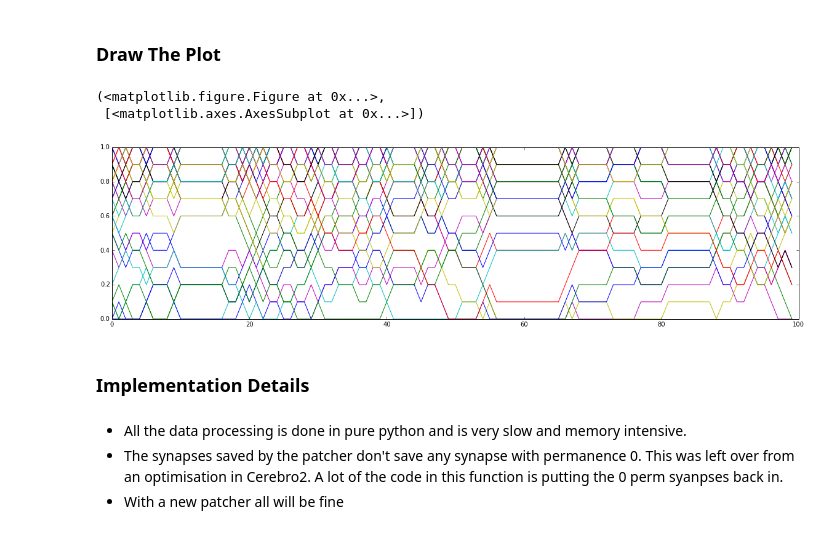
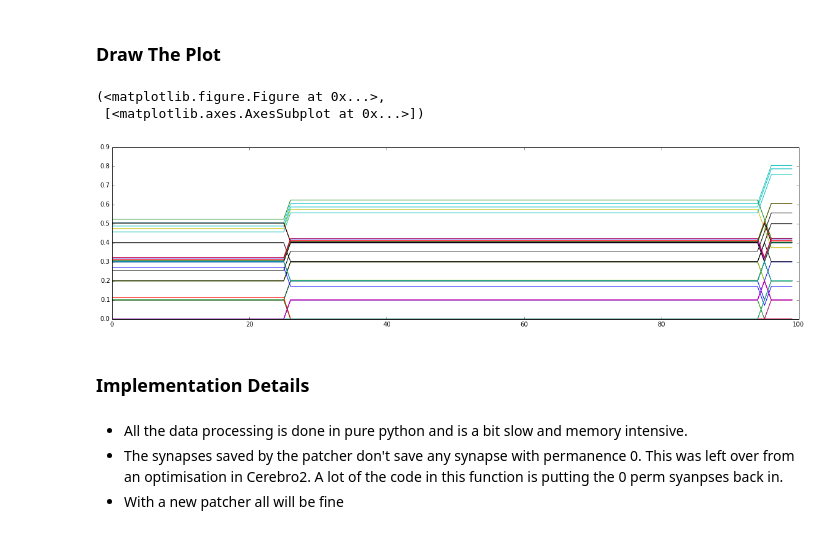
Before and after one commit to rhuairahrighairidh/nitpick, a Jupyter notebook: nitpick/documentation/permanenceEvolutionPlot.ipynb, the cells around one changed output. Cells and saved outputs as stored; diff of their text form; code cells hidden in the pictures.

```diff
--- a/nitpick/documentation/permanenceEvolutionPlot.ipynb
+++ b/nitpick/documentation/permanenceEvolutionPlot.ipynb
@@ -21,14 +21,14 @@ perms = h.proximalSynapses()
 ### Draw The Plot
 # %%
 from nitpick import plots
-plots.permanenceEvolutionPlot(perms, 20)
+plots.permanenceEvolutionPlot(perms, 44)
 # %% [output]
 (<matplotlib.figure.Figure at 0x...>,
  [<matplotlib.axes.AxesSubplot at 0x...>])
-[figure, old version]
+[figure, new version]
 # %% [markdown]
 ### Implementation Details
 # %% [markdown]
- - All the data processing is done in pure python and is very slow and memory intensive.
+ - All the data processing is done in pure python and is a bit slow and memory intensive.
  - The synapses saved by the patcher don't save any synapse with permanence 0. This was left over from an optimisation in Cerebro2. A lot of the code in this function is putting the 0 perm syanpses back in.
  - With a new patcher all will be fine
```
Also changed, not shown: 13 other files.
